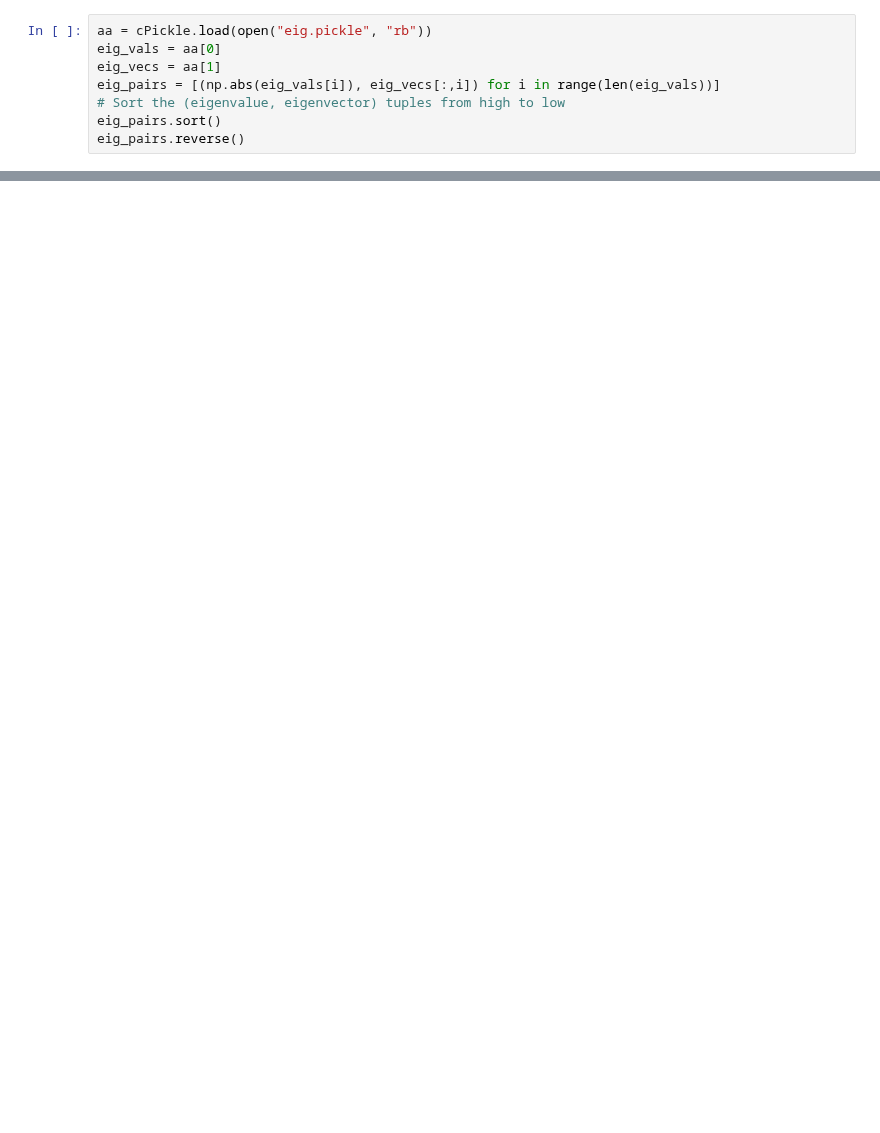
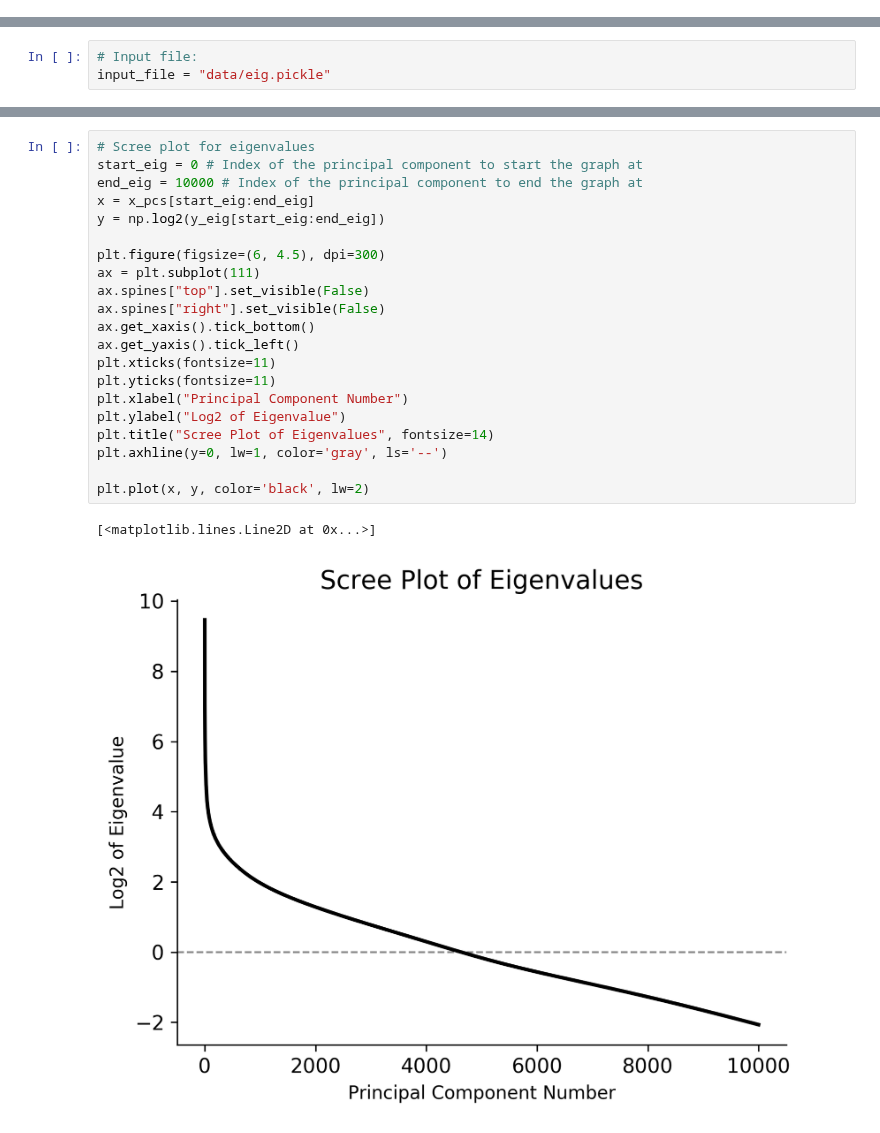
Before and after one commit to HealthRex/CDSS, a Jupyter notebook: scripts/ClinicNet/plotPCA.ipynb, the cells around one changed output, grey strips where cells are left out. Saved outputs shown, nothing was run; the diff lists cells and outputs as text; blank space fills up the shorter version.

```diff
--- a/scripts/ClinicNet/plotPCA.ipynb
+++ b/scripts/ClinicNet/plotPCA.ipynb
@@ -9,8 +3,0 @@ import _pickle as cPickle
-# %%
-aa = cPickle.load(open("eig.pickle", "rb"))
-eig_vals = aa[0]
-eig_vecs = aa[1]
-eig_pairs = [(np.abs(eig_vals[i]), eig_vecs[:,i]) for i in range(len(eig_vals))]
-# Sort the (eigenvalue, eigenvector) tuples from high to low
-eig_pairs.sort()
-eig_pairs.reverse()
@@ -49,0 +4,3 @@ plt.plot(x[start:end], y[start:end])
+# %%
+# Input file:
+input_file = "data/eig.pickle"
@@ -49,0 +38,24 @@ plt.plot(x[start:end], y[start:end])
+# %%
+# Scree plot for eigenvalues
+start_eig = 0 # Index of the principal component to start the graph at
+end_eig = 10000 # Index of the principal component to end the graph at
+x = x_pcs[start_eig:end_eig]
+y = np.log2(y_eig[start_eig:end_eig])
+
+plt.figure(figsize=(6, 4.5), dpi=300)
+ax = plt.subplot(111)
+ax.spines["top"].set_visible(False)
+ax.spines["right"].set_visible(False)
+ax.get_xaxis().tick_bottom()
+ax.get_yaxis().tick_left()
+plt.xticks(fontsize=11)
+plt.yticks(fontsize=11)
+plt.xlabel("Principal Component Number")
+plt.ylabel("Log2 of Eigenvalue")
+plt.title("Scree Plot of Eigenvalues", fontsize=14)
+plt.axhline(y=0, lw=1, color='gray', ls='--')
+
+plt.plot(x, y, color='black', lw=2)
+# %% [output]
+[<matplotlib.lines.Line2D at 0x...>]
+[figure, added]
```
Also changed, not shown: parts of 10 cells of this notebook.
